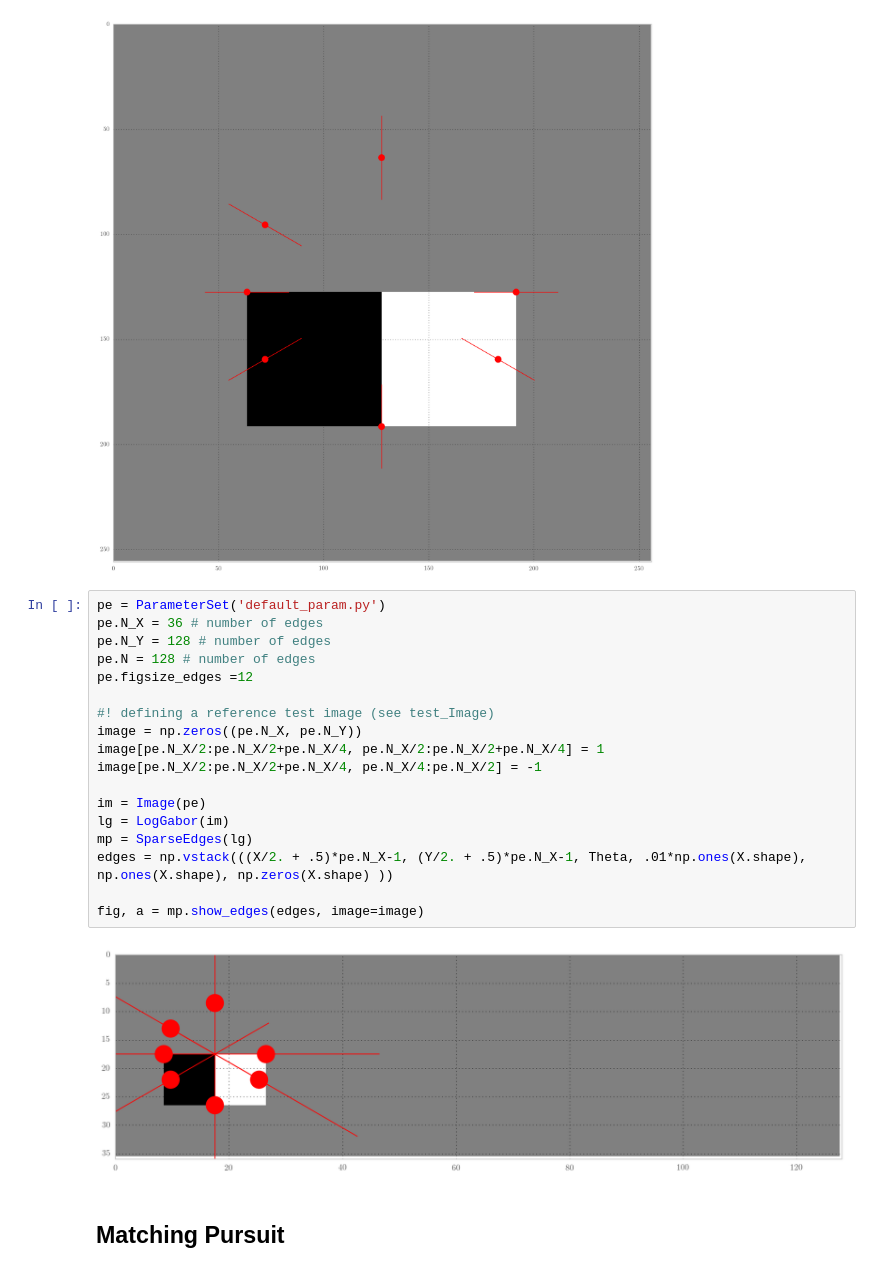
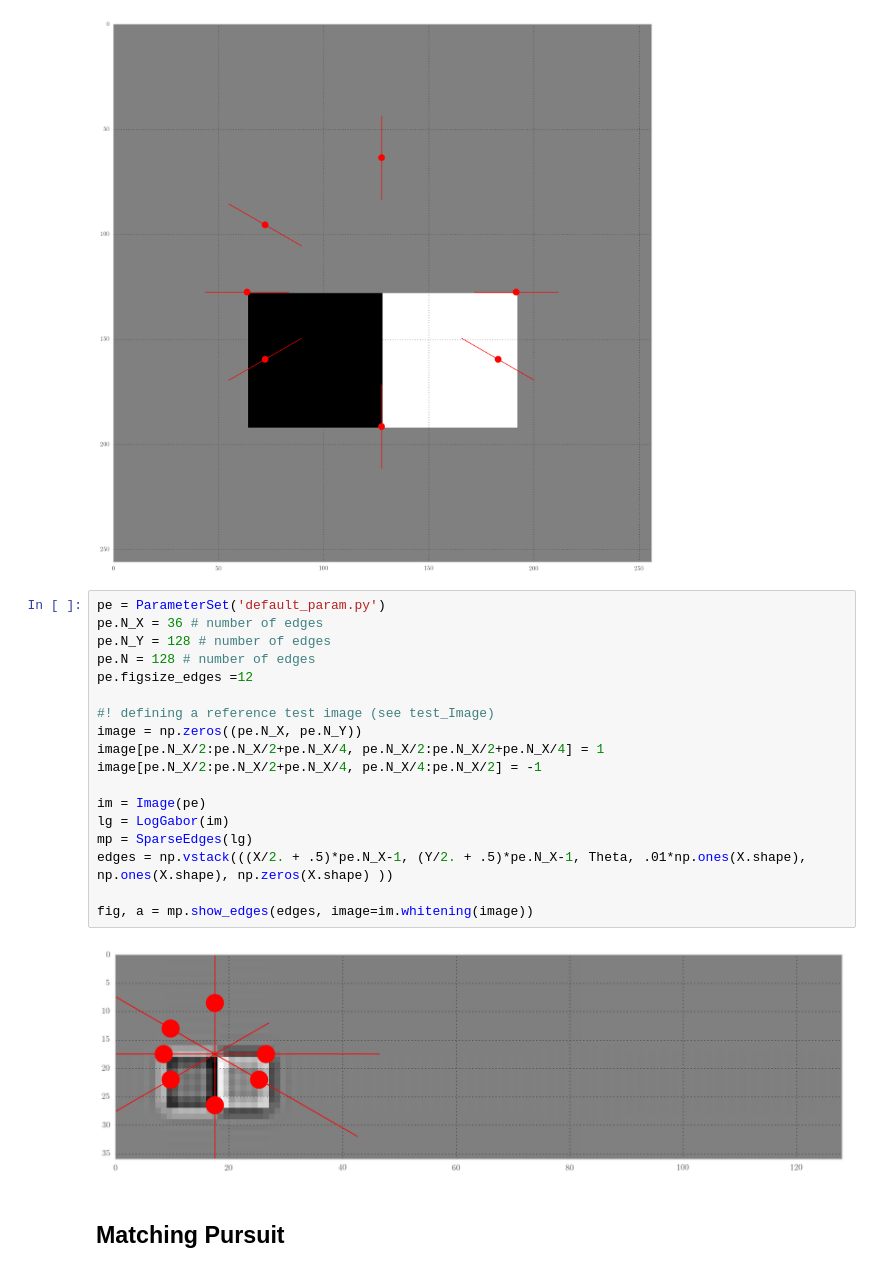
Before and after one commit to bicv/SparseEdges, a Jupyter notebook: SparseEdges-tests.ipynb, the cells around one changed output. Drawn from its saved outputs; the diff is of its cells as text.

```diff
--- a/SparseEdges-tests.ipynb
+++ b/SparseEdges-tests.ipynb
@@ -92,23 +92,23 @@ fig, a = mp.show_edges(edges, image=image)
 # %%
 pe = ParameterSet('default_param.py')
 pe.N_X = 36 # number of edges
 pe.N_Y = 128 # number of edges
 pe.N = 128 # number of edges
 pe.figsize_edges =12
 
 #! defining a reference test image (see test_Image)
 image = np.zeros((pe.N_X, pe.N_Y))
 image[pe.N_X/2:pe.N_X/2+pe.N_X/4, pe.N_X/2:pe.N_X/2+pe.N_X/4] = 1
 image[pe.N_X/2:pe.N_X/2+pe.N_X/4, pe.N_X/4:pe.N_X/2] = -1
 
 im = Image(pe)
 lg = LogGabor(im)
 mp = SparseEdges(lg)
 edges = np.vstack(((X/2. + .5)*pe.N_X-1, (Y/2. + .5)*pe.N_X-1, Theta, .01*np.ones(X.shape), np.ones(X.shape), np.zeros(X.shape) ))
 
-fig, a = mp.show_edges(edges, image=image)
+fig, a = mp.show_edges(edges, image=im.whitening(image))
 # %% [output]
-[figure, old version]
+[figure, new version]
 # %% [markdown]
 ## Matching Pursuit
 # %% [markdown]
```
Also changed, not shown: parts of 5 cells of this notebook, 4 other files.
